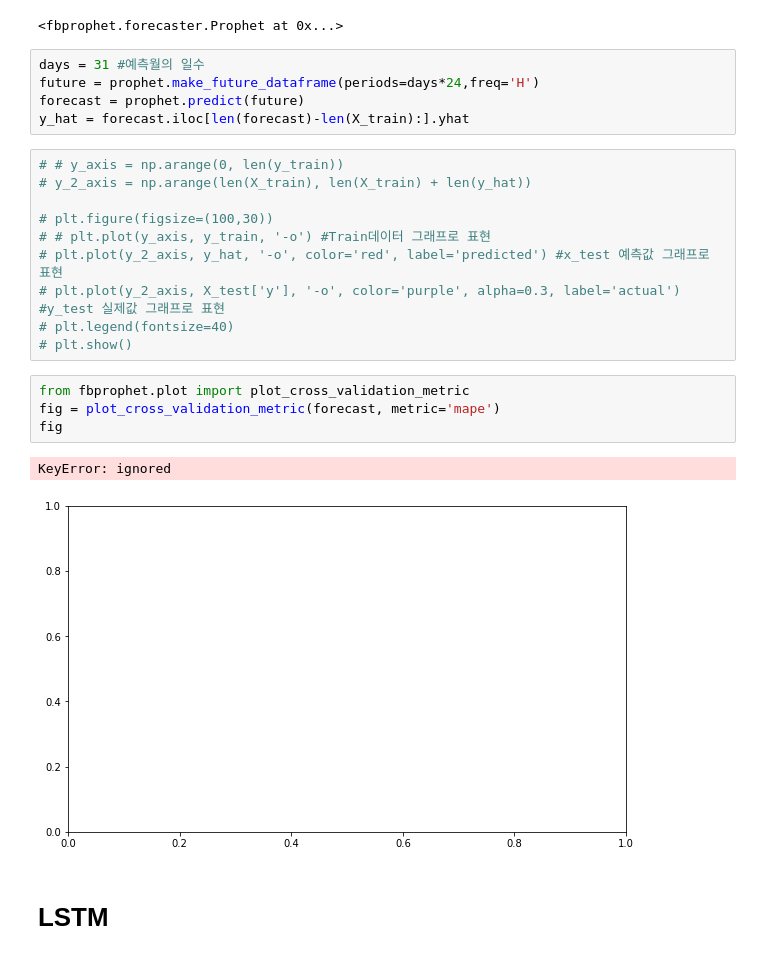
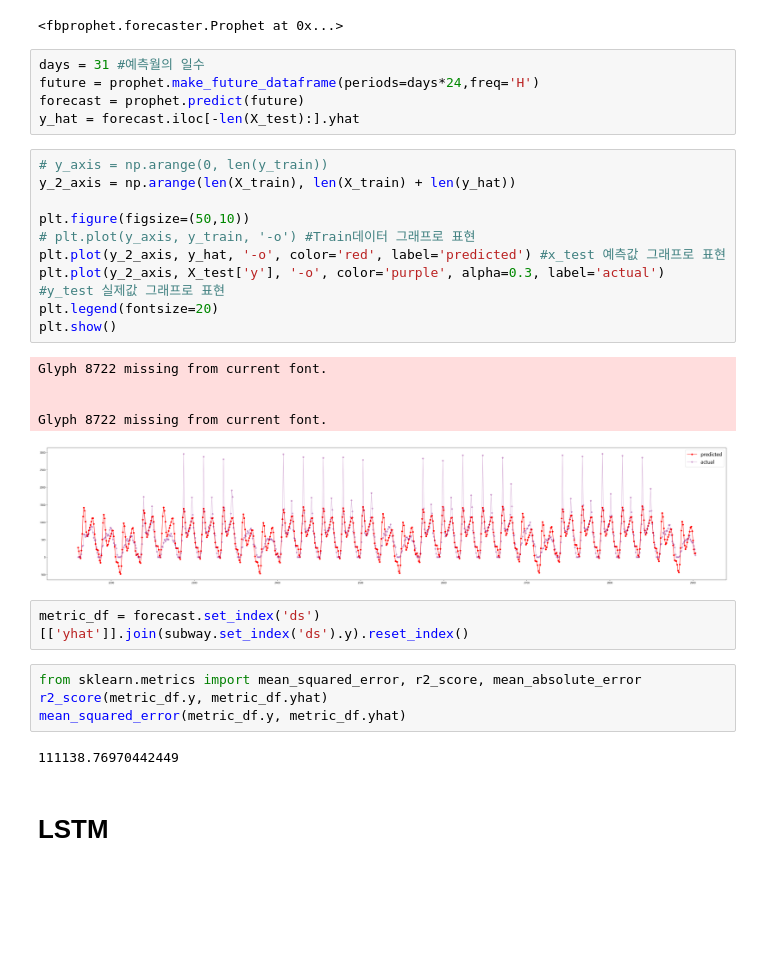
Before and after one commit to y-eon/CONTEST, a Jupyter notebook: 01. Big_contest/03. ANALYSIS/subway_prediction_model.ipynb, the cells around one changed output. Cells and saved outputs as stored; diff of their text form; blank space fills up the shorter version.

```diff
--- a/01. Big_contest/03. ANALYSIS/subway_prediction_model.ipynb
+++ b/01. Big_contest/03. ANALYSIS/subway_prediction_model.ipynb
@@ -439,24 +290,31 @@ prophet.fit(X_train)
 days = 31 #예측월의 일수
 future = prophet.make_future_dataframe(periods=days*24,freq='H')
 forecast = prophet.predict(future)
-y_hat = forecast.iloc[len(forecast)-len(X_train):].yhat
+y_hat = forecast.iloc[-len(X_test):].yhat
 # %%
-# # y_axis = np.arange(0, len(y_train))
-# y_2_axis = np.arange(len(X_train), len(X_train) + len(y_hat))
+# y_axis = np.arange(0, len(y_train))
+y_2_axis = np.arange(len(X_train), len(X_train) + len(y_hat))
 
-# plt.figure(figsize=(100,30))
-# # plt.plot(y_axis, y_train, '-o') #Train데이터 그래프로 표현
-# plt.plot(y_2_axis, y_hat, '-o', color='red', label='predicted') #x_test 예측값 그래프로 표현
-# plt.plot(y_2_axis, X_test['y'], '-o', color='purple', alpha=0.3, label='actual') #y_test 실제값 그래프로 표현
-# plt.legend(fontsize=40)
-# plt.show()
+plt.figure(figsize=(50,10))
+# plt.plot(y_axis, y_train, '-o') #Train데이터 그래프로 표현
+plt.plot(y_2_axis, y_hat, '-o', color='red', label='predicted') #x_test 예측값 그래프로 표현
+plt.plot(y_2_axis, X_test['y'], '-o', color='purple', alpha=0.3, label='actual') #y_test 실제값 그래프로 표현
+plt.legend(fontsize=20)
+plt.show()
+# %% [output]
+Glyph 8722 missing from current font.
+
+
+Glyph 8722 missing from current font.
+[figure, added]
-# %%
-from fbprophet.plot import plot_cross_validation_metric
-fig = plot_cross_validation_metric(forecast, metric='mape')
-fig
-# %% [output]
-KeyError: ignored
-[figure, removed]
+# %%
+metric_df = forecast.set_index('ds')[['yhat']].join(subway.set_index('ds').y).reset_index()
+# %%
+from sklearn.metrics import mean_squared_error, r2_score, mean_absolute_error
+r2_score(metric_df.y, metric_df.yhat)
+mean_squared_error(metric_df.y, metric_df.yhat)
+# %% [output]
+111138.76970442449
 # %% [markdown]
 # LSTM
 # %%
```
Also changed, not shown: parts of 62 cells of this notebook.
